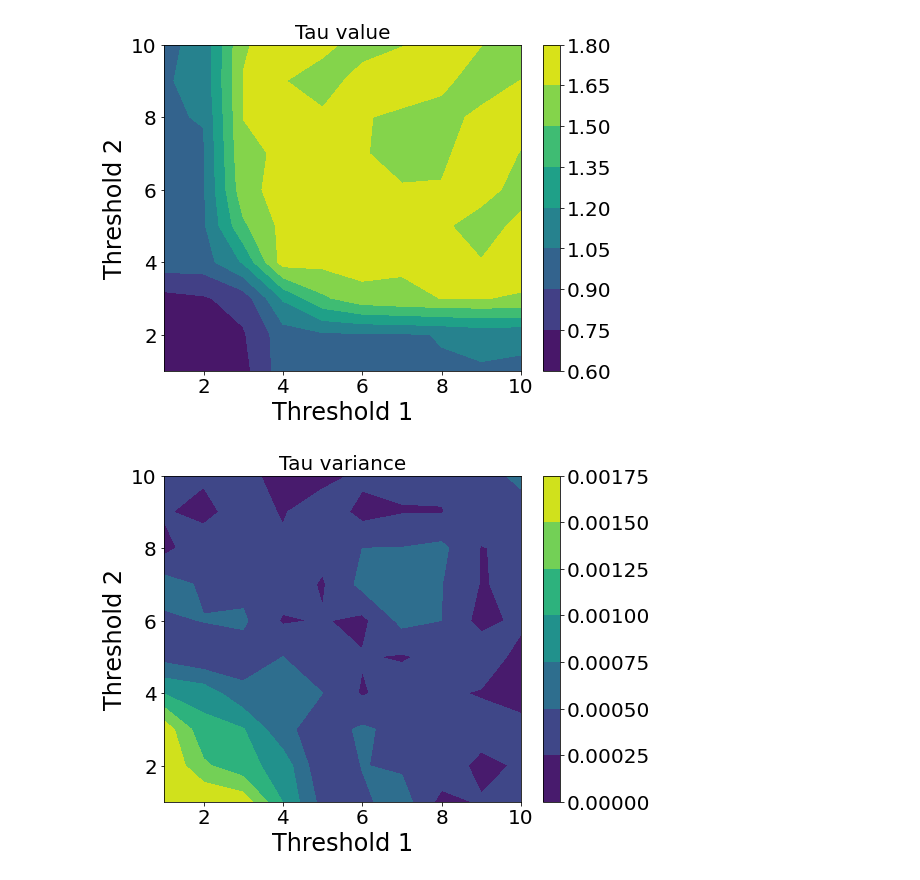
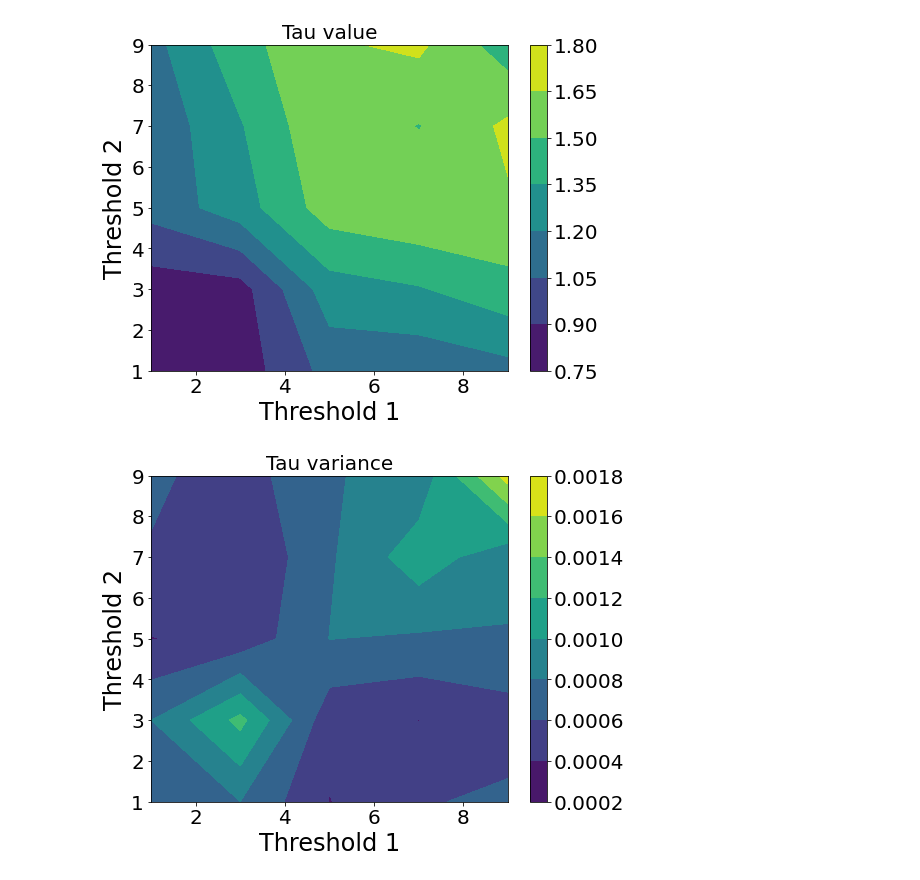
Before and after one commit to Nickvs99/Sandpile, a Jupyter notebook: results.ipynb, the cells around one changed output. Saved outputs shown, nothing was run; the diff lists cells and outputs as text; code cells hidden in the pictures.

```diff
--- a/results.ipynb
+++ b/results.ipynb
@@ -214,8 +225,8 @@ Loading data data_N_1000000_GS_32_n_2_GO_[0.5, 0.5]_CR_[10, 10]_ADD_position_INI
 # %%
 # Plot tau as a function of two grain tresholds for add_method="normal"
 
-grain_tresholds = np.arange(1, 11, 1)
-tau_values, tau_variances = get_tau_results(grain_tresholds, grid_size=32, n_steps=1000000, add_method="normal")
+grain_tresholds = np.arange(1, 11, 2)
+tau_values, tau_variances = get_tau_results(grain_tresholds, grid_size=32, n_steps=10000, add_method="normal")
 plot_tau_results(grain_tresholds, tau_values, title="Tau value")
 plot_tau_results(grain_tresholds, tau_variances, title="Tau variance")
 # %% [output]
@@ -239,5 +250,5 @@ Loading data data_N_1000000_GS_32_n_2_GO_[0.5, 0.5]_CR_[10, 10]_ADD_normal_INIT_
-[figure, old version]
+[figure, new version]
-[figure, old version]
+[figure, new version]
 # %%
 # Plot max height as a function of two grain tresholds for add_method="random"
 
```
Also changed, not shown: parts of 10 cells of this notebook.
